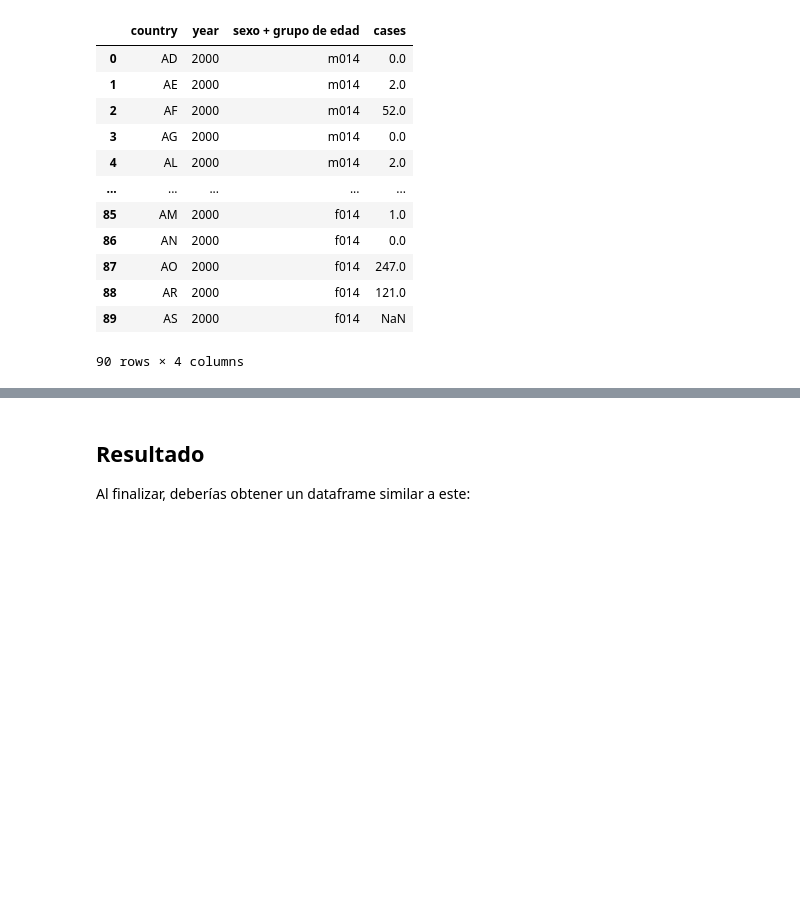
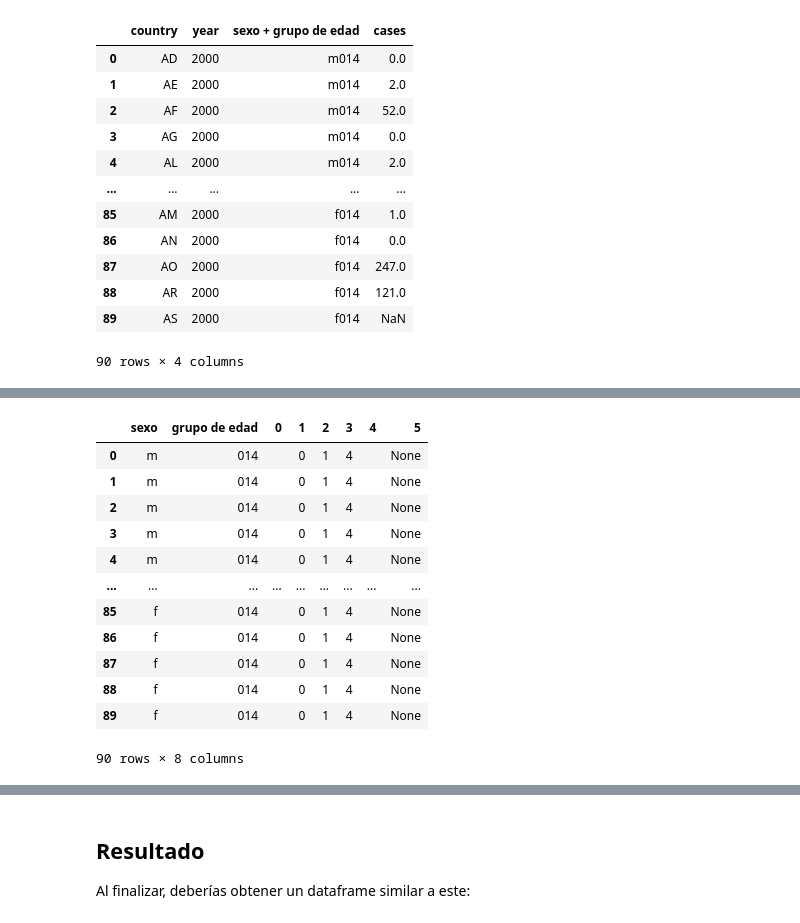
Before and after one commit to SABRIS13/Introduction-to-Data-Science, a Jupyter notebook: Reto/TidyData2.ipynb, the cells around one changed output, grey strips where cells are left out. Saved outputs shown, nothing was run; the diff lists cells and outputs as text; code cells hidden in the pictures; blank space fills up the shorter version.

```diff
--- a/Reto/TidyData2.ipynb
+++ b/Reto/TidyData2.ipynb
@@ -76,0 +129,17 @@ tb1
+# %%
+tb_age=pd.concat([tb1Expanded, tb2_age ],axis=1)
+tb_age
+# %% [output]
+|  | sexo | grupo de edad | 0 | 1 | 2 | 3 | 4 | 5 |
+| 0 | m | 014 |  | 0 | 1 | 4 |  | None |
+| 1 | m | 014 |  | 0 | 1 | 4 |  | None |
+| 2 | m | 014 |  | 0 | 1 | 4 |  | None |
+| 3 | m | 014 |  | 0 | 1 | 4 |  | None |
+| 4 | m | 014 |  | 0 | 1 | 4 |  | None |
+| ... | ... | ... | ... | ... | ... | ... | ... | ... |
+| 85 | f | 014 |  | 0 | 1 | 4 |  | None |
+| 86 | f | 014 |  | 0 | 1 | 4 |  | None |
+| 87 | f | 014 |  | 0 | 1 | 4 |  | None |
+| 88 | f | 014 |  | 0 | 1 | 4 |  | None |
+| 89 | f | 014 |  | 0 | 1 | 4 |  | None |
+90 rows × 8 columns
```
Also changed, not shown: parts of 15 cells of this notebook, 15 other files.
